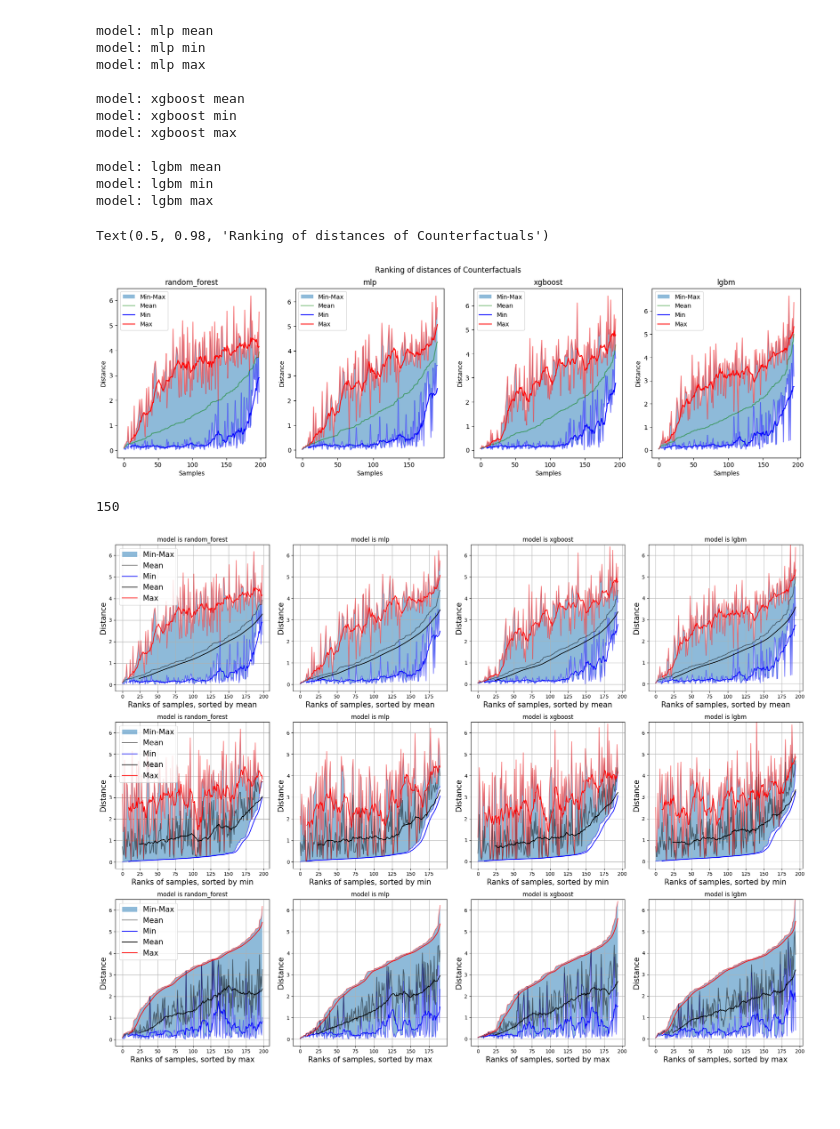
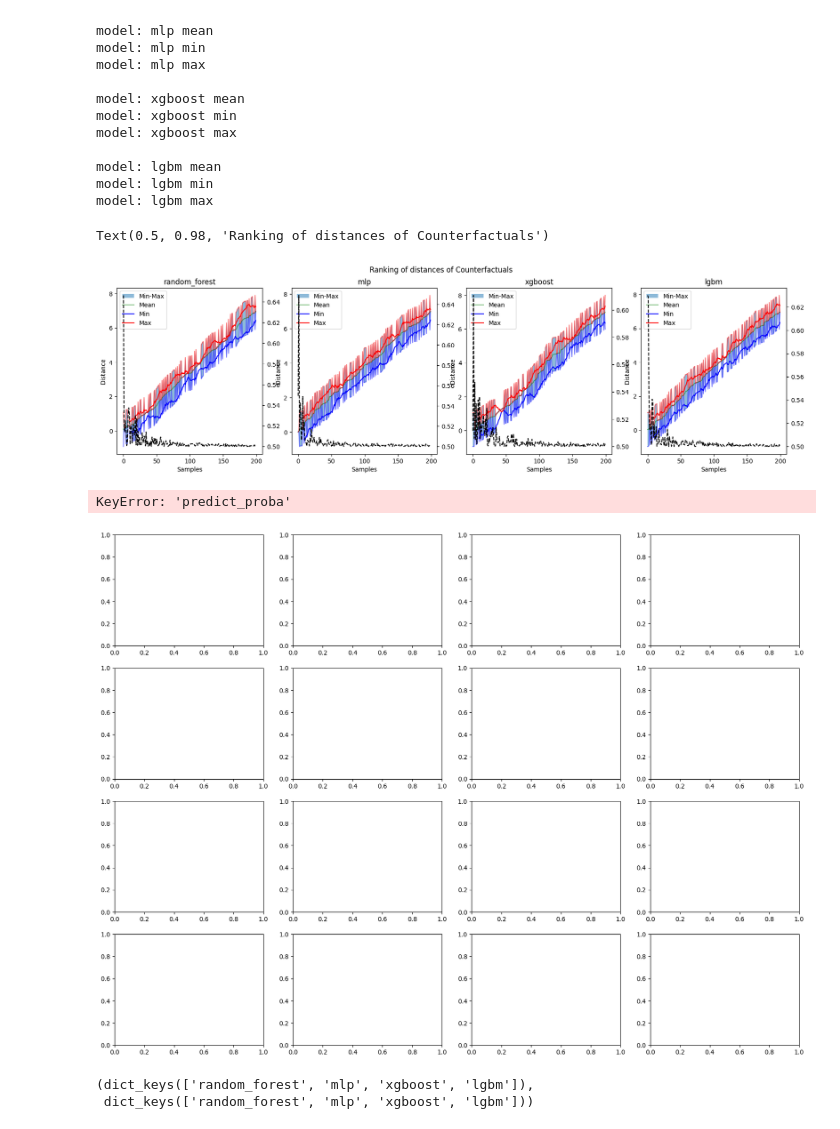
Before and after one commit to clarapunzi/SC-CE, a Jupyter notebook: eval.ipynb, the cells around one changed output. Drawn from its saved outputs; the diff is of its cells as text; code cells hidden in the pictures; blank space fills up the shorter version.

Commit message:
Added the plot correct depiction. Added the computation of the corr with the proedict proba

```diff
--- a/eval.ipynb
+++ b/eval.ipynb
@@ -304,19 +310,15 @@ for i,k in enumerate(models.keys()):
     axs[i].set_xlabel("Samples")
     axs[i].set_ylabel("Distance")
 
+    # get the other axis and plot the probabilities
+    ax2 = axs[i].twinx()
+    ax2.plot(np.arange(len(rank_m)),np.array(all_probabs[k]).max(axis=1)[argsorted],label="Probability",color="black",linestyle="--")
+
+
 plt.suptitle("Ranking of distances of Counterfactuals")
 # %% [output]
 Text(0.5, 0.98, 'Ranking of distances of Counterfactuals')
-[figure, old version]
+[figure, new version]
-# %%
-my_words = "I hold a bachelor's degree in Computer Science and a master's degree with a specialization in Artificial Intelligence, where I focused on studying state of the art algorithms and implementing intelligent systems. Currently, I am in the final stages of completing a national PhD program centered on advancing algorithms and technologies aimed at solving real-world challenges for the society. My research integrates AI techniques, such as machine learning, interpretability and explainable algorithms, to address problems in the field of federated settings, recently with a project on healthcare. Alongside my academic work, I have contributed to a smart city project related to mobility, Sii-Mobility. My expertise spans across data-driven problem-solving, explainability. This combination of academic and educational rigor together with hands-on experience reflects my commitment to innovation in computer science and AI"
-
-
-my_words = "As a researcher in AI, I am aware of the profound societal and ethical implications of the technologies we develop. The advancement of Generative AI presents unprecedented opportunities and significant risks, particularly in ensuring its alignment with societal values, ethical principles. My academic journey has focused on explainable AI, has taught me that innovation must be used with responsibility. This is possibile and favorable when the tecnology is interpretable. The themes that this school covers, like the many dimensions of Generative AI, align closely with my aspirations to contribute meaningfully to the development of ethical AI systems. \nIn a world increasingly shaped by automation and algorithms, I anticipate scenarios where my ethical and moral preparation will be pivotal. The decisions I make as a researcher and practitioner impact lives, communities, and trust in AI technologies. By attending, I aim to deepen my understanding of the broader societal and regulatory contexts of AI, while collaborating with peers and experts to witness in a conscius way how technological progress does often and easily come at the cost of equity or human dignity if countermeasures are not taken. This experience will help me to navigate future challenges with informed decision-making commitments."
-my_words = "During my master’s program, I attended a course on ethical and social issues in Information Technology, which fueled my interest in the broader implications of technology on society. Although AI had not yet reached its current prominence, the discussions often touched on its potential impact. One of the key assignments I worked on was an essay analyzing the concept of deskilling: how the misuse of technology can lead to harmful techno-practices that undermine natural human skills. Through this analysis, I explored how over-reliance on automation and autonomous digital systems could diminish human agency, creativity, and problem-solving abilities, ultimately altering the virtues that define human nature. This experience shaped my awareness of the unintended consequences of technological progress and the need for thoughtful design, responsible use of technology and education. It also reinforced my belief that AI must enhance, rather than replace, human capabilities, enriching the human experience, not diminishing it."
-len(my_words.split(" "))
-# %% [output]
-150
 # %%
 # now the plots!
 # create 4 subplots
@@ -338,55 +340,63 @@ def create_plot_distances(dictionary,
     rank_m = dictionary["min"][argsorted]
     rank_M = dictionary["max"][argsorted]
     rank_mean = dictionary["mean"][argsorted]
-    rank_std = dictionary["std"][argsorted]
+    rank_prob = dictionary["predict_proba"][argsorted]
     axe.fill_between(np.arange(len(rank_m)),rank_m,rank_M,alpha=0.5,label="Min-Max")
     axe.plot(rank_m,alpha=0.5,color=min_color)
     axe.plot(rank_mean,label="Mean",alpha=0.5,color=mean_color)
     axe.plot(rank_M,alpha=0.5,color=max_color)
     #axe.errorbar(np.arange(len(rank_m)),rank_mean,yerr=rank_std,label="Std")
     # plot the "smoothed" values
-    axe.plot(np.arange(len(rank_m)),pd.Series(rank_m).rolling(10).mean(),label="Min",color=min_color)
-    axe.plot(np.arange(len(rank_mean)),pd.Series(rank_mean).rolling(25).mean(),label="Mean",color=mean_color)
-    axe.plot(np.arange(len(rank_M)),pd.Series(rank_M).rolling(10).mean(),label="Max",color=max_color)
+    # axe.plot(np.arange(len(rank_m)),pd.Series(rank_m).rolling(5).mean(),label="Min",color=min_color)
+    # axe.plot(np.arange(len(rank_mean)),pd.Series(rank_mean).rolling(5).mean(),label="Mean",color=mean_color)
+    # axe.plot(np.arange(len(rank_M)),pd.Series(rank_M).rolling(5).mean(),label="Max",color=max_color)
     axe.set_title(sortby)
     if legend:
         axe.legend(fontsize=15)
     axe.set_xlabel("Ranks of samples, sorted by "+sortby,fontsize=15)
     axe.set_ylabel("Distance",fontsize=15)
     if title != None:
-        axe.set_title(title)
+        axe.set_title(title,fontsize=18)
     axe.grid()
     if ylim != None:
         ylims = axe.get_ylim()
 
         axe.set_ylim(ylims[0],ylim)
+    if "predict_proba" in dictionary.keys():
+        ax2 = axe.twinx()
+        ax2.plot(np.arange(len(rank_m)),rank_prob,label="Probability",color="black",linestyle="--")
+        ax2.set_ylim(0,1)
+    axe.xaxis.set_tick_params(labelsize=15)
+    axe.yaxis.set_tick_params(labelsize=15)
     return axe
 
 
-fig, axs = plt.subplots(3, 4, figsize=(20, 15))
+fig, axs = plt.subplots(4, 4, figsize=(20, 15))
 axs = axs.flatten()
 # each model goes in a different subplot
 # we plot the sorted values of the minimum and the maximum distances,
 # then we shade the area between them. On top of that we plot the mean
 # at each data point we plot a vertical line with the std value of the distances, centeed at the mean
 c=0
-for name in ["mean","min","max"]:
+for name in ["mean","min","max"]+["Predict Proba"]:
     for k in models.keys():
         create_plot_distances(dictionary={
                                 "mean":all_ranking_list_mean[k],
                                 "std":all_ranking_list_std[k],
                                 "min":all_ranking_list_min[k],
-                                "max":all_ranking_list_max[k]},
+                                "max":all_ranking_list_max[k],
+                                "Predict Proba":np.array(all_probabs[k]).max(axis=1)},
                         sortby=name,
                         axe=axs[c],
                         title="model is "+k,
                         legend=(True if c %4== 0 else False),
-                        ylim = 6.5)
+                        ylim = 8)
         c+=1
 plt.tight_layout()
 plt.show()
 # %% [output]
+KeyError: 'predict_proba'
-[figure, old version]
+[figure, new version]
 # %%
 # save the data on the disk under the debug folder
 # all the ranking and the counterfactuals's distances
@@ -404,0 +414,5 @@ with open("debug/rank_10_vals.pkl","wb") as f:
+# %%
+all_ranking_list_min.keys(),models.keys()
+# %% [output]
+(dict_keys(['random_forest', 'mlp', 'xgboost', 'lgbm']),
+ dict_keys(['random_forest', 'mlp', 'xgboost', 'lgbm']))
```
Also changed, not shown: parts of 11 cells of this notebook, 4 other files.
